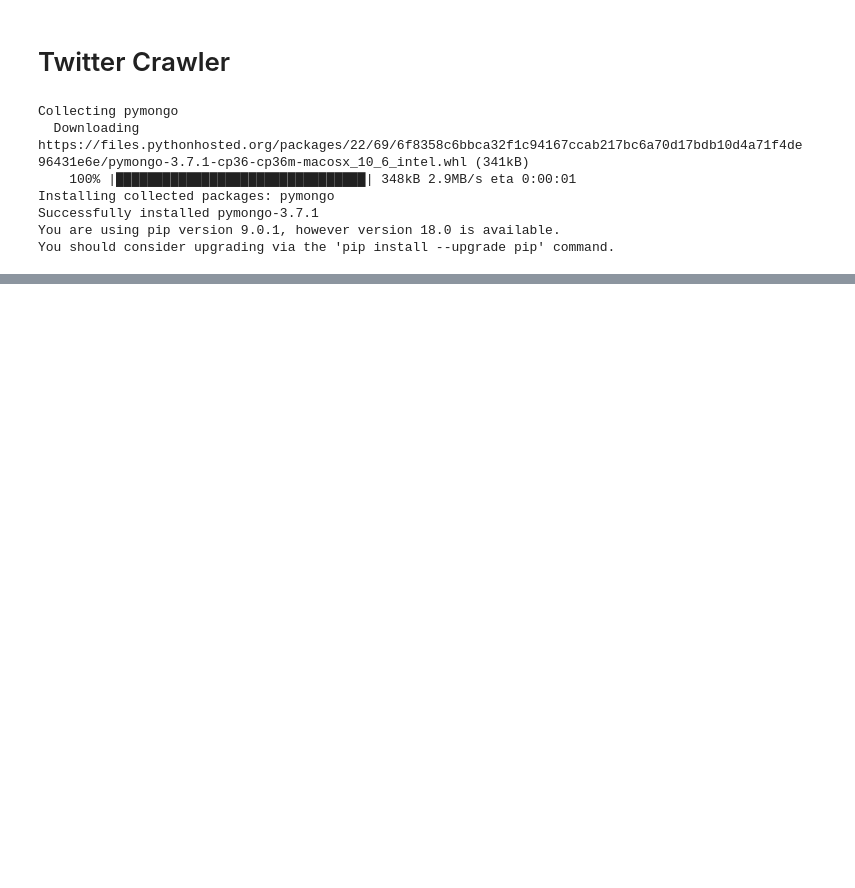
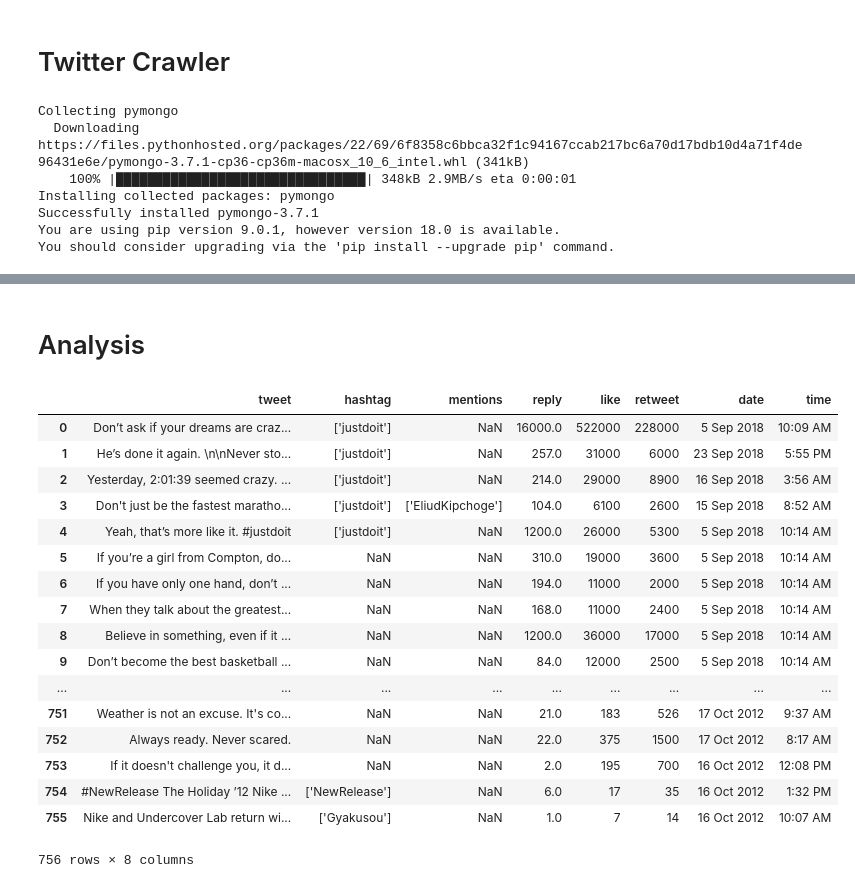
Before and after one commit to manjiriacharekar/Twitter-Crawler, a Jupyter notebook: Twitter-WebCrawler-Analysis.ipynb, the cells around one changed output, grey strips where cells are left out. Cells and saved outputs as stored; diff of their text form; code cells hidden in the pictures; blank space fills up the shorter version.

```diff
--- a/Twitter-WebCrawler-Analysis.ipynb
+++ b/Twitter-WebCrawler-Analysis.ipynb
@@ -126,0 +151,29 @@ for twitter_tweet in twitterwebdata:
+# %% [markdown]
+# Analysis
+# %%
+# Loading Comma Seperated Data using read_table pandas function in 'nike_data' dataframe
+nike_data = pd.read_table("niketweets.csv", sep=",", header=None)
+# %%
+# Adding Headers to Data
+nike_data.columns = ["tweet", "hashtag", "mentions", "reply", "like", "retweet", "date", "time"]
+# %%
+nike_data
+# %% [output]
+|  | tweet | hashtag | mentions | reply | like | retweet | date | time |
+| 0 | Don’t ask if your dreams are craz... | ['justdoit'] | NaN | 16000.0 | 522000 | 228000 | 5 Sep 2018 | 10:09 AM |
+| 1 | He’s done it again. \n\nNever sto... | ['justdoit'] | NaN | 257.0 | 31000 | 6000 | 23 Sep 2018 | 5:55 PM |
+| 2 | Yesterday, 2:01:39 seemed crazy. ... | ['justdoit'] | NaN | 214.0 | 29000 | 8900 | 16 Sep 2018 | 3:56 AM |
+| 3 | Don't just be the fastest maratho... | ['justdoit'] | ['EliudKipchoge'] | 104.0 | 6100 | 2600 | 15 Sep 2018 | 8:52 AM |
+| 4 | Yeah, that’s more like it. #justdoit | ['justdoit'] | NaN | 1200.0 | 26000 | 5300 | 5 Sep 2018 | 10:14 AM |
+| 5 | If you’re a girl from Compton, do... | NaN | NaN | 310.0 | 19000 | 3600 | 5 Sep 2018 | 10:14 AM |
+| 6 | If you have only one hand, don’t ... | NaN | NaN | 194.0 | 11000 | 2000 | 5 Sep 2018 | 10:14 AM |
+| 7 | When they talk about the greatest... | NaN | NaN | 168.0 | 11000 | 2400 | 5 Sep 2018 | 10:14 AM |
+| 8 | Believe in something, even if it ... | NaN | NaN | 1200.0 | 36000 | 17000 | 5 Sep 2018 | 10:14 AM |
+| 9 | Don’t become the best basketball ... | NaN | NaN | 84.0 | 12000 | 2500 | 5 Sep 2018 | 10:14 AM |
+| ... | ... | ... | ... | ... | ... | ... | ... | ... |
+| 751 | Weather is not an excuse. It's co... | NaN | NaN | 21.0 | 183 | 526 | 17 Oct 2012 | 9:37 AM |
+| 752 | Always ready. Never scared. | NaN | NaN | 22.0 | 375 | 1500 | 17 Oct 2012 | 8:17 AM |
+| 753 | If it doesn't challenge you, it d... | NaN | NaN | 2.0 | 195 | 700 | 16 Oct 2012 | 12:08 PM |
+| 754 | #NewRelease The Holiday ’12 Nike ... | ['NewRelease'] | NaN | 6.0 | 17 | 35 | 16 Oct 2012 | 1:32 PM |
+| 755 | Nike and Undercover Lab return wi... | ['Gyakusou'] | NaN | 1.0 | 7 | 14 | 16 Oct 2012 | 10:07 AM |
+756 rows × 8 columns
```
Also changed, not shown: parts of 5 cells of this notebook.
